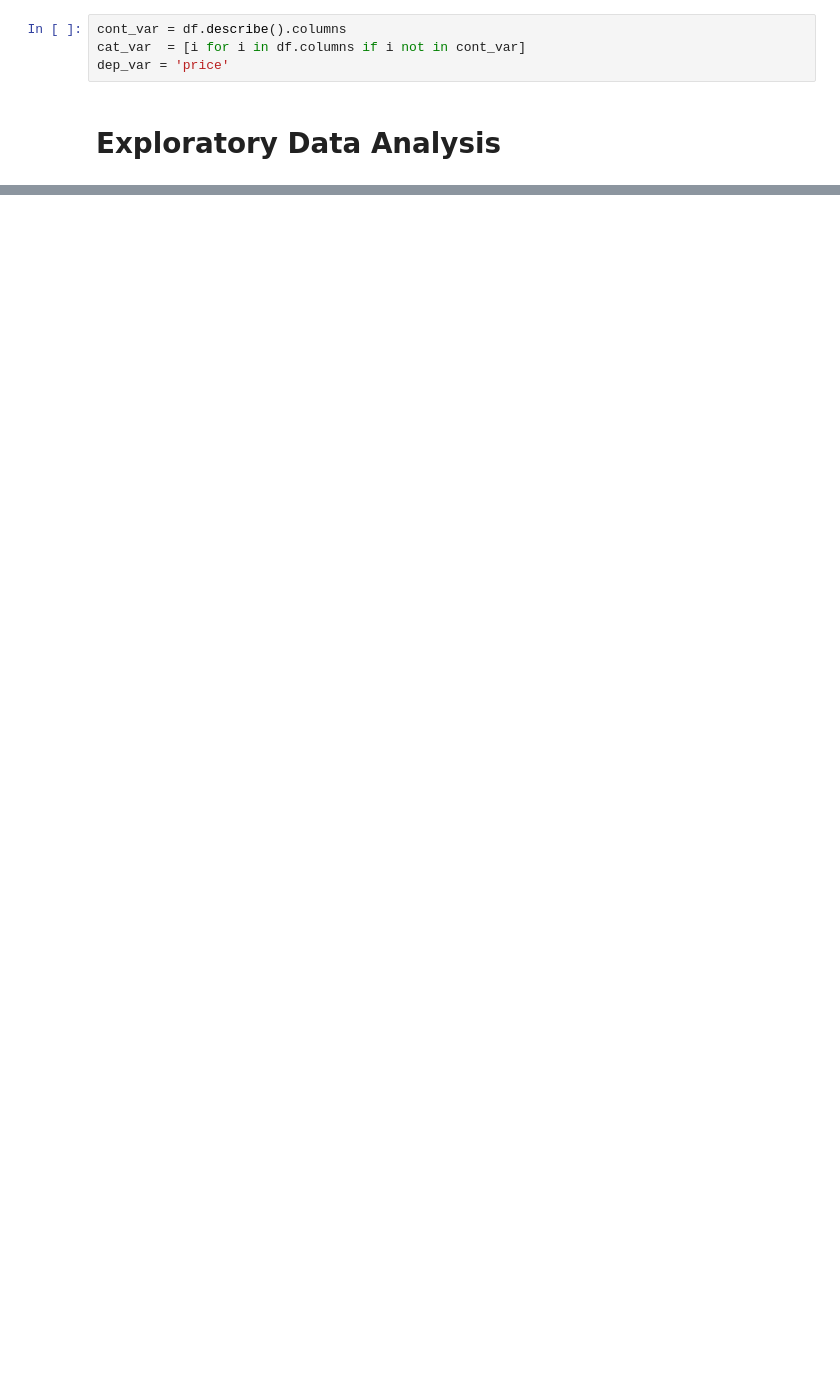
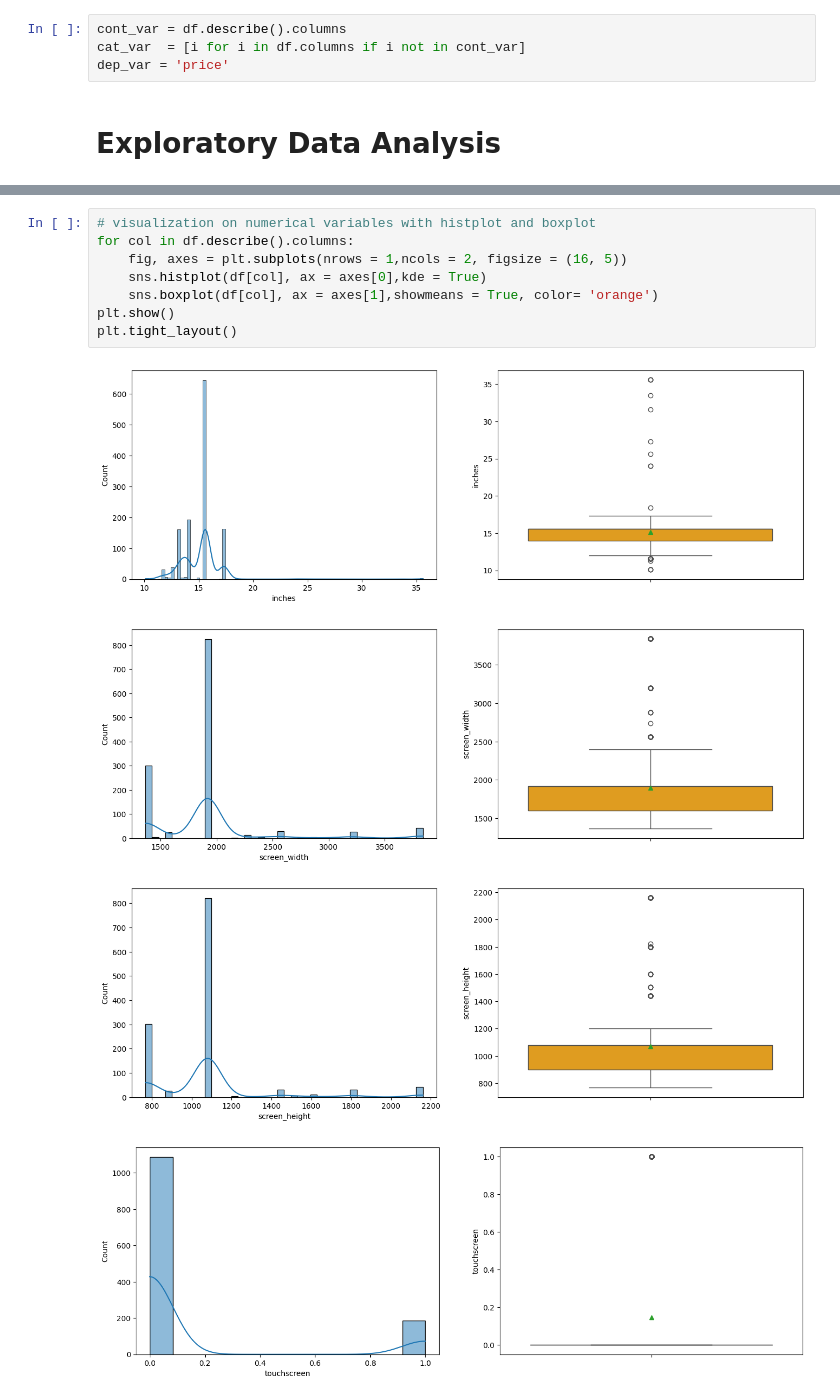
Before and after one commit to Jamal-1018/Laptops_price_predicition_ML, a Jupyter notebook: laptops_price_predicition_ML.ipynb, the cells around one changed output, grey strips where cells are left out. Drawn from its saved outputs; the diff is of its cells as text; blank space fills up the shorter version.

```diff
--- a/laptops_price_predicition_ML.ipynb
+++ b/laptops_price_predicition_ML.ipynb
@@ -184,0 +187,13 @@ dep_var = 'price'
+# %%
+# visualization on numerical variables with histplot and boxplot
+for col in df.describe().columns:
+    fig, axes = plt.subplots(nrows = 1,ncols = 2, figsize = (16, 5))
+    sns.histplot(df[col], ax = axes[0],kde = True)
+    sns.boxplot(df[col], ax = axes[1],showmeans = True, color= 'orange')
+plt.show()
+plt.tight_layout()
+# %% [output]
+[figure, added]
+[figure, added]
+[figure, added]
+[figure, added]
```
Also changed, not shown: parts of 7 cells of this notebook.
